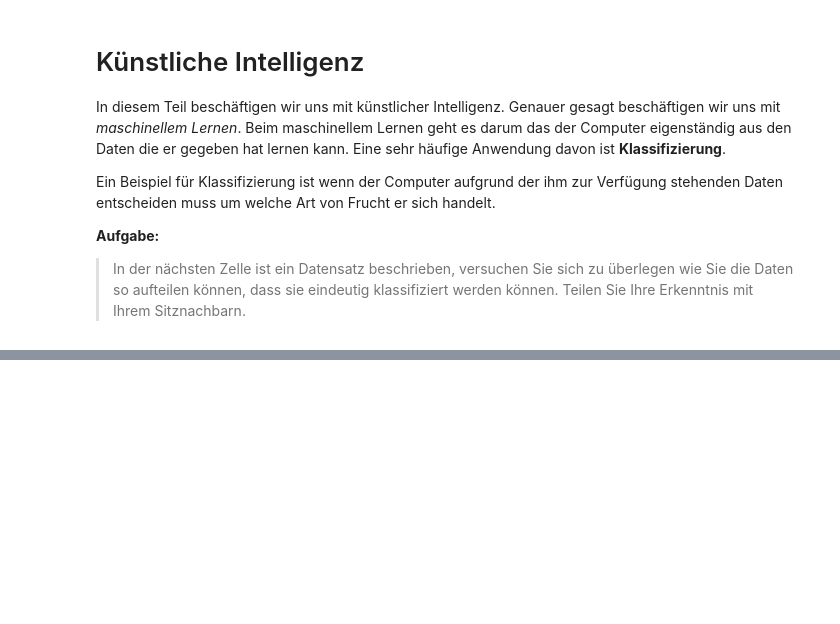
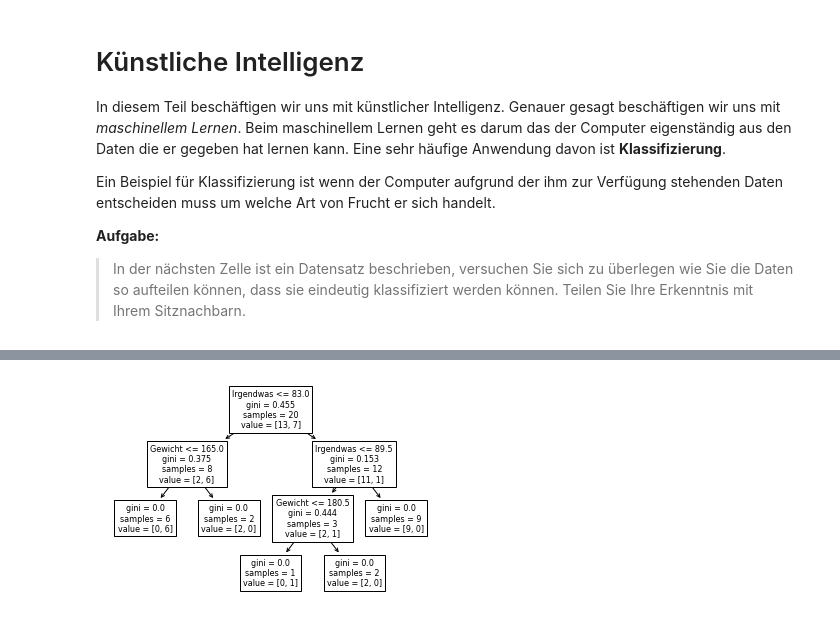
Before and after one commit to cedricgeissmann/gym-informatik, a Jupyter notebook: 08_entscheidungs_baeume.ipynb, the cells around one changed output, grey strips where cells are left out. Saved outputs shown, nothing was run; the diff lists cells and outputs as text; code cells hidden in the pictures; blank space fills up the shorter version.

```diff
--- a/08_entscheidungs_baeume.ipynb
+++ b/08_entscheidungs_baeume.ipynb
@@ -457,0 +347,31 @@ I am pure
+# %%
+import pandas as pd
+import numpy as np
+from matplotlib import pyplot as plt
+import seaborn as sns
+%matplotlib notebook
+
+df = pd.DataFrame([
+    [117, 82, 'Banane'],
+    [130, 81, 'Banane'],
+    [234, 95, 'Apfel'],
+    [221, 70, 'Apfel'],
+    [239, 86, 'Apfel'],
+    [122, 87, 'Banane'],
+    [200, 62, 'Apfel'],
+    [92, 43, 'Banane'],
+    [187, 115, 'Apfel'],
+    [276, 99, 'Apfel'],
+    [89, 82, 'Banane'],
+    [110, 61, 'Banane'],
+    [240, 84, 'Apfel'],
+    [212, 111, 'Apfel'],
+    [232, 92, 'Apfel'],
+    [115, 80, 'Banane'],
+    [90, 120, 'Apfel'],
+    [112, 130, 'Apfel'],
+    [105, 122, 'Apfel'],
+    [99, 128, 'Apfel'],
+], columns=['Gewicht', 'Irgendwas', 'Frucht'])
+
+sns.pairplot(df, x_vars=['Gewicht', 'Irgendwas'], y_vars=['Gewicht', 'Irgendwas'], hue='Frucht')
@@ -457,0 +382,12 @@ I am pure
+# %%
+from sklearn.tree import DecisionTreeClassifier
+from sklearn import tree as t
+%matplotlib inline
+
+tree = DecisionTreeClassifier()
+X = df[['Gewicht', 'Irgendwas']]
+y = df[['Frucht']]
+tree.fit(X, y)
+p = t.plot_tree(tree, feature_names=['Gewicht', 'Irgendwas'])
+# %% [output]
+[figure, added]
```
Also changed, not shown: parts of 26 cells of this notebook, 1 other file.
